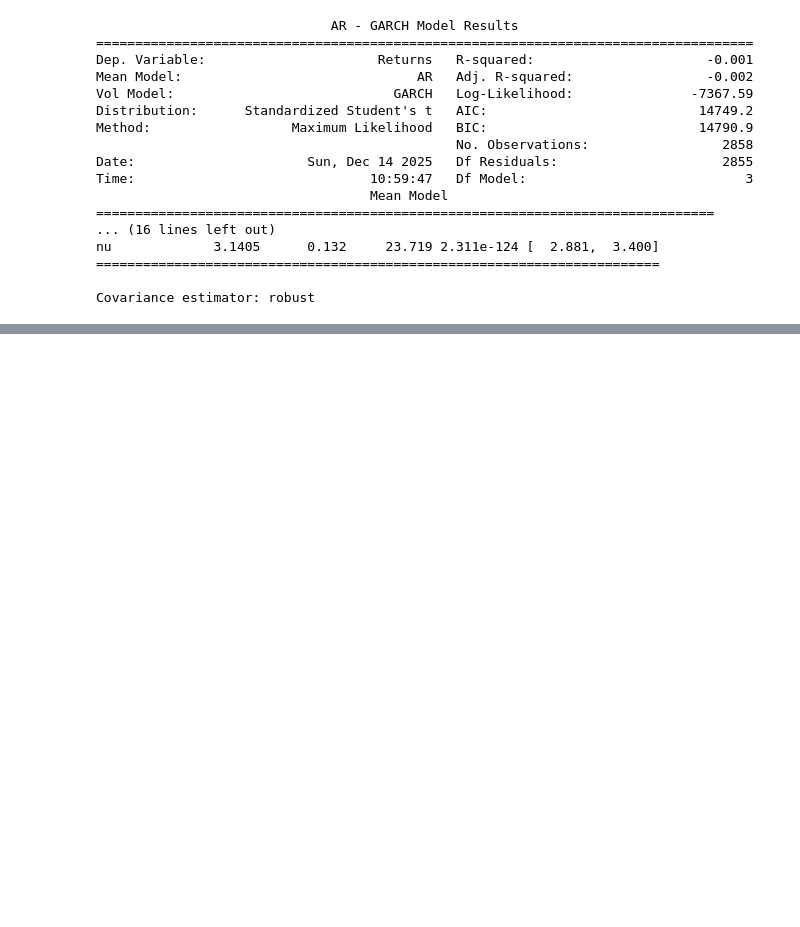
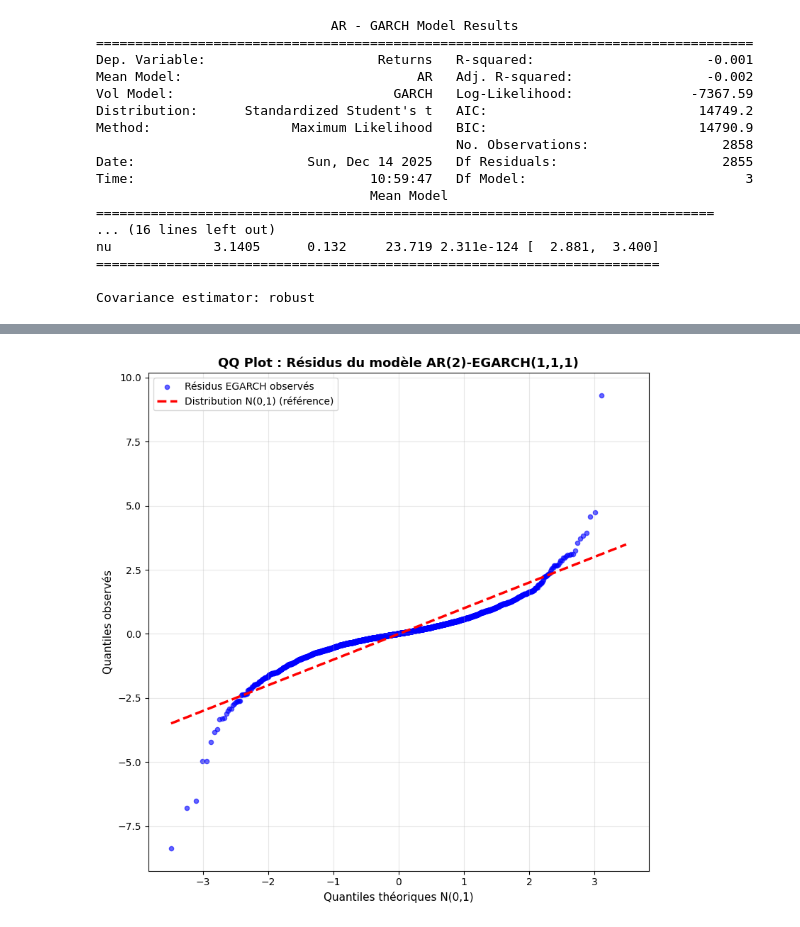
Before and after one commit to Lilas-Bertot/EXAMEN-FINAL, a Jupyter notebook: Q1.ipynb, the cells around one changed output, grey strips where cells are left out. Saved outputs shown, nothing was run; the diff lists cells and outputs as text; code cells hidden in the pictures; blank space fills up the shorter version.

```diff
--- a/Q1.ipynb
+++ b/Q1.ipynb
@@ -714,0 +404,26 @@ Le modèle **AR(2)-EGARCH(1,1,1) avec distribution Student-t** représente la **
+# %%
+# Résidus standardisés du modèle EGARCH
+standardized_residuals_egarch = results_egarch.std_resid
+
+# Graphique QQ plot EGARCH
+fig, ax = plt.subplots(1, 1, figsize=(8, 8))
+
+(quantiles_theor_egarch, quantiles_obs_egarch), (slope_e, intercept_e, r_e) = stats.probplot(standardized_residuals_egarch, dist="norm")
+
+ax.scatter(quantiles_theor_egarch, quantiles_obs_egarch, alpha=0.6, s=20, color='blue', label='Résidus EGARCH observés')
+
+# Ligne de référence distribution normale (0,1)
+min_val_e = min(quantiles_theor_egarch.min(), quantiles_obs_egarch.min())
+max_val_e = max(quantiles_theor_egarch.max(), quantiles_obs_egarch.max())
+ax.plot([min_val_e, max_val_e], [min_val_e, max_val_e], 'r--', linewidth=2.5, label='Distribution N(0,1) (référence)', zorder=10)
+
+ax.set_title('QQ Plot : Résidus du modèle AR(2)-EGARCH(1,1,1)', fontsize=13, fontweight='bold')
+ax.set_xlabel('Quantiles théoriques N(0,1)', fontsize=11)
+ax.set_ylabel('Quantiles observés', fontsize=11)
+ax.grid(True, alpha=0.3)
+ax.legend(loc='upper left', fontsize=10)
+
+plt.tight_layout()
+plt.show()
+# %% [output]
+[figure, added]
```
Also changed, not shown: parts of 13 cells of this notebook.
